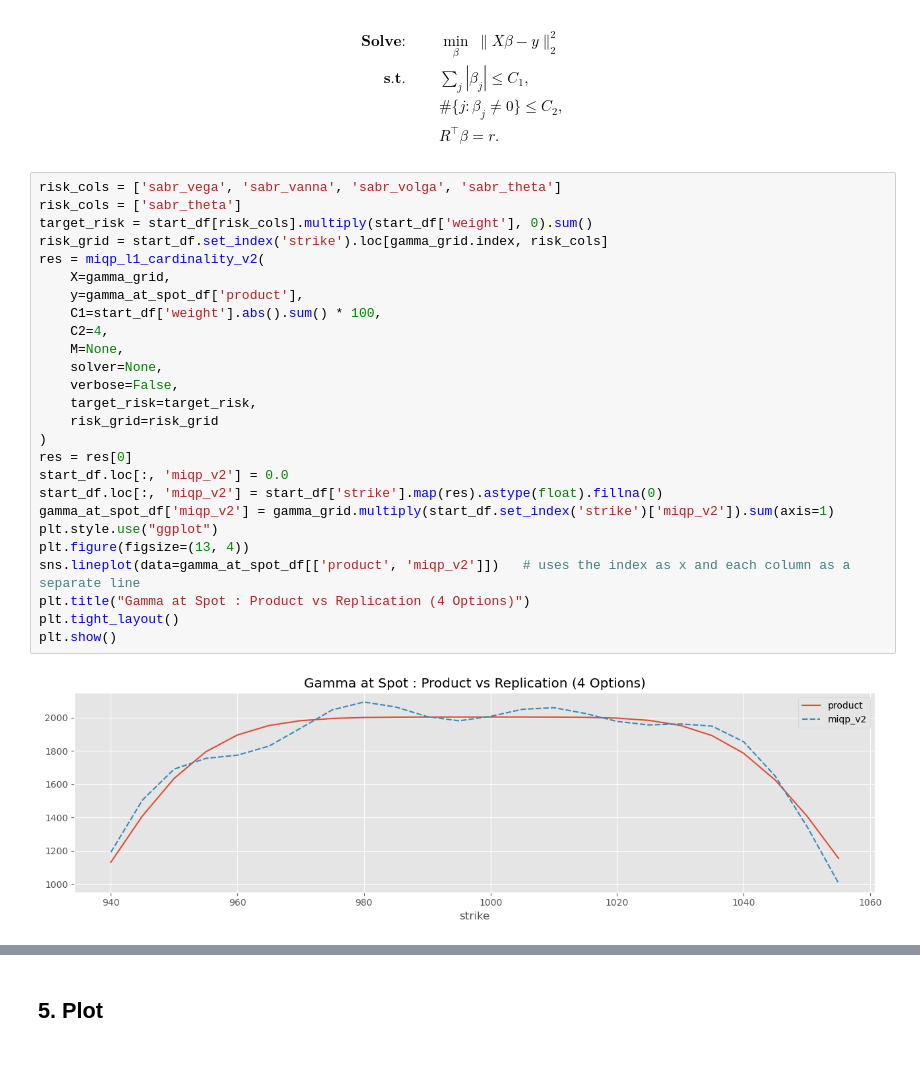
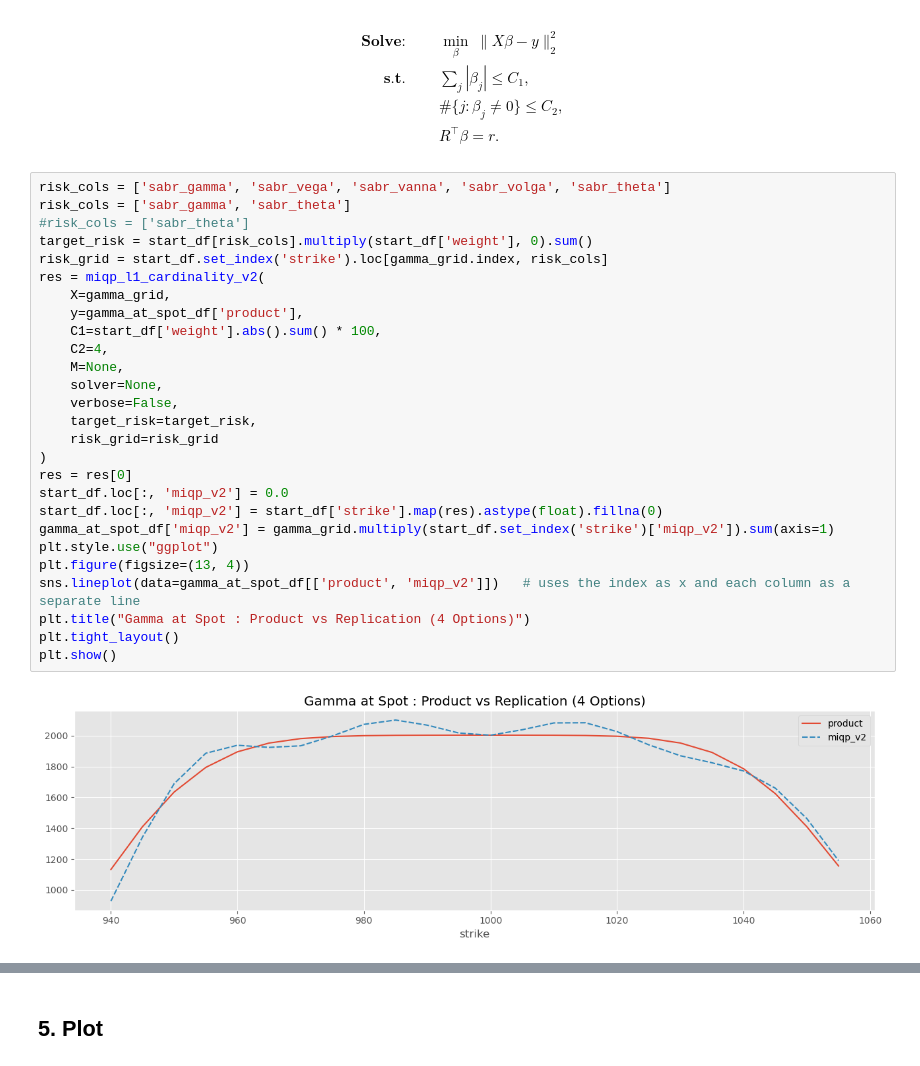
Before and after one commit to kevinlaventure/python_code, a Jupyter notebook: portfolio_reduction.ipynb, the cells around one changed output, grey strips where cells are left out. Cells and saved outputs as stored; diff of their text form.

```diff
--- a/portfolio_reduction.ipynb
+++ b/portfolio_reduction.ipynb
@@ -802,33 +854,34 @@ plt.show()
 & R^\top \beta = r.
 \end{aligned}
 # %%
-risk_cols = ['sabr_vega', 'sabr_vanna', 'sabr_volga', 'sabr_theta']
-risk_cols = ['sabr_theta']
+risk_cols = ['sabr_gamma', 'sabr_vega', 'sabr_vanna', 'sabr_volga', 'sabr_theta']
+risk_cols = ['sabr_gamma', 'sabr_theta']
+#risk_cols = ['sabr_theta']
 target_risk = start_df[risk_cols].multiply(start_df['weight'], 0).sum()
 risk_grid = start_df.set_index('strike').loc[gamma_grid.index, risk_cols]
 res = miqp_l1_cardinality_v2(
     X=gamma_grid,
     y=gamma_at_spot_df['product'],
     C1=start_df['weight'].abs().sum() * 100,
     C2=4,
     M=None,
     solver=None,
     verbose=False,
     target_risk=target_risk,
     risk_grid=risk_grid
 )
 res = res[0]
 start_df.loc[:, 'miqp_v2'] = 0.0
 start_df.loc[:, 'miqp_v2'] = start_df['strike'].map(res).astype(float).fillna(0)
 gamma_at_spot_df['miqp_v2'] = gamma_grid.multiply(start_df.set_index('strike')['miqp_v2']).sum(axis=1)
 plt.style.use("ggplot")
 plt.figure(figsize=(13, 4))
 sns.lineplot(data=gamma_at_spot_df[['product', 'miqp_v2']])   # uses the index as x and each column as a separate line
 plt.title("Gamma at Spot : Product vs Replication (4 Options)")
 plt.tight_layout()
 plt.show()
 # %% [output]
-[figure, old version]
+[figure, new version]
 # %%
 plt.style.use("ggplot")
 plt.figure(figsize=(13, 4))
```
Also changed, not shown: parts of 9 cells of this notebook.
